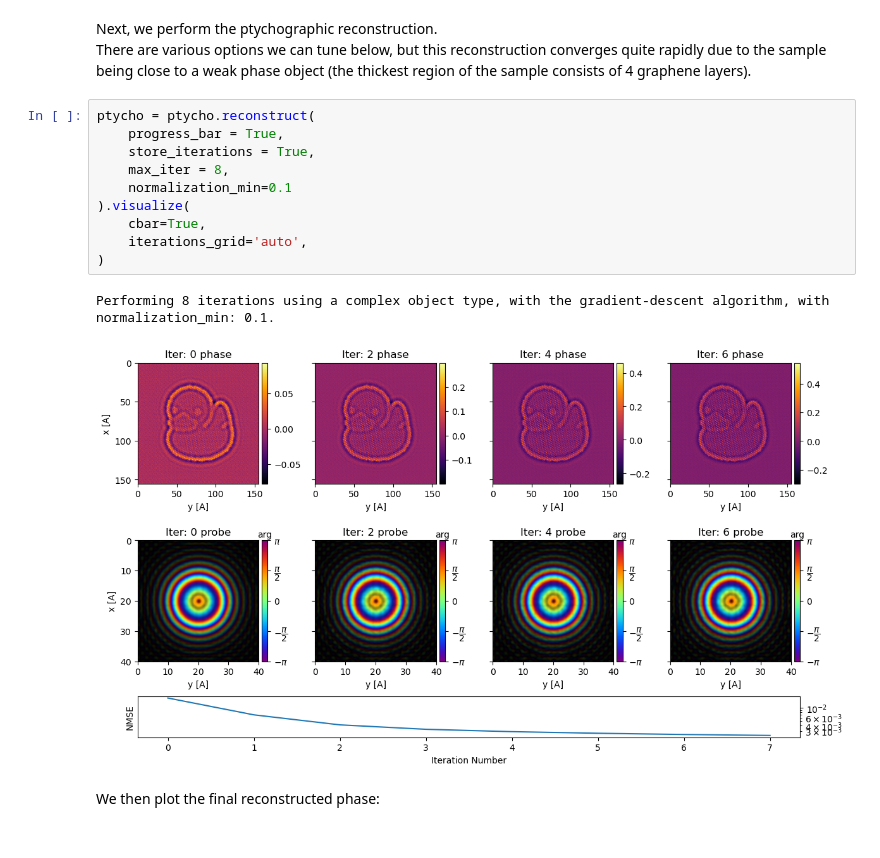
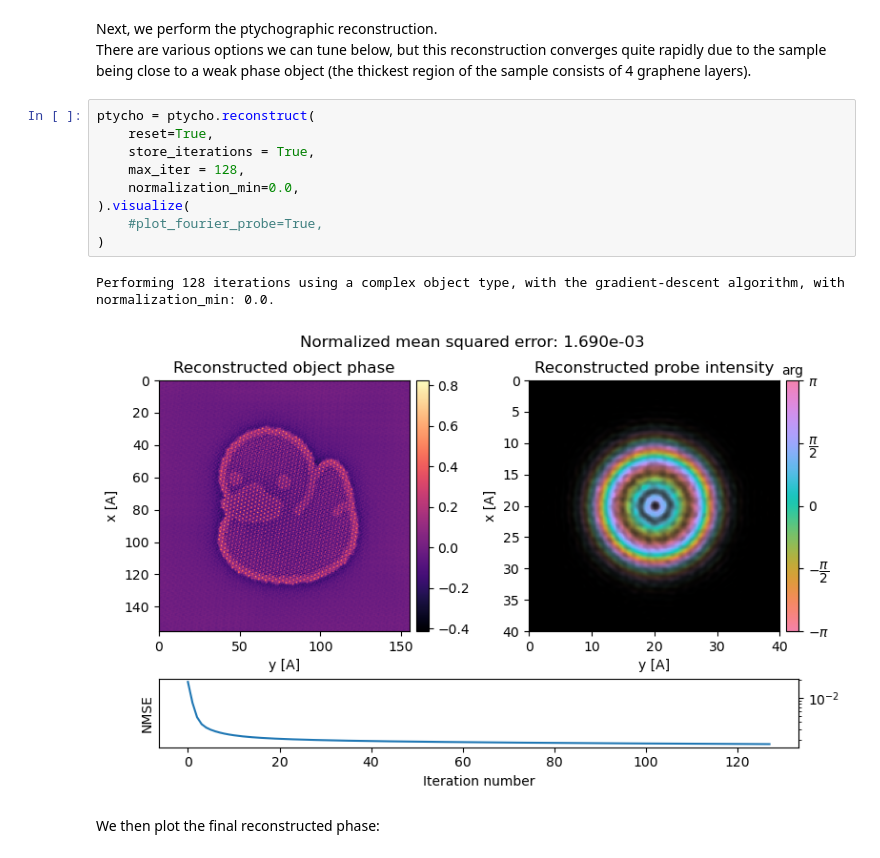
Before and after one commit to py4dstem/py4DSTEM_tutorials, a Jupyter notebook: notebooks/DPC_ptycho_02_sim.ipynb, the cells around one changed output. Saved outputs shown, nothing was run; the diff lists cells and outputs as text.

```diff
--- a/notebooks/DPC_ptycho_02_sim.ipynb
+++ b/notebooks/DPC_ptycho_02_sim.ipynb
@@ -161,19 +144,18 @@ No need to transpose diffraction intensities.
 # %% [markdown]
 Next, we perform the ptychographic reconstruction.
 There are various options we can tune below, but this reconstruction converges quite rapidly due to the sample being close to a weak phase object (the thickest region of the sample consists of 4 graphene layers).
-# %%
-ptycho = ptycho.reconstruct(
-    progress_bar = True,
-    store_iterations = True,
-    max_iter = 8,
-    normalization_min=0.1
-).visualize(
-    cbar=True,
-    iterations_grid='auto',
-)
-# %% [output]
-Performing 8 iterations using a complex object type, with the gradient-descent algorithm, with normalization_min: 0.1.
-[figure, removed]
+# %%
+ptycho = ptycho.reconstruct(
+    reset=True,
+    store_iterations = True,
+    max_iter = 128,
+    normalization_min=0.0,
+).visualize(
+    #plot_fourier_probe=True,
+)
+# %% [output]
+Performing 128 iterations using a complex object type, with the gradient-descent algorithm, with normalization_min: 0.0.
+[figure, added]
 # %% [markdown]
 We then plot the final reconstructed phase:
 # %%
```
Also changed, not shown: parts of 7 cells of this notebook, 2 other files.
